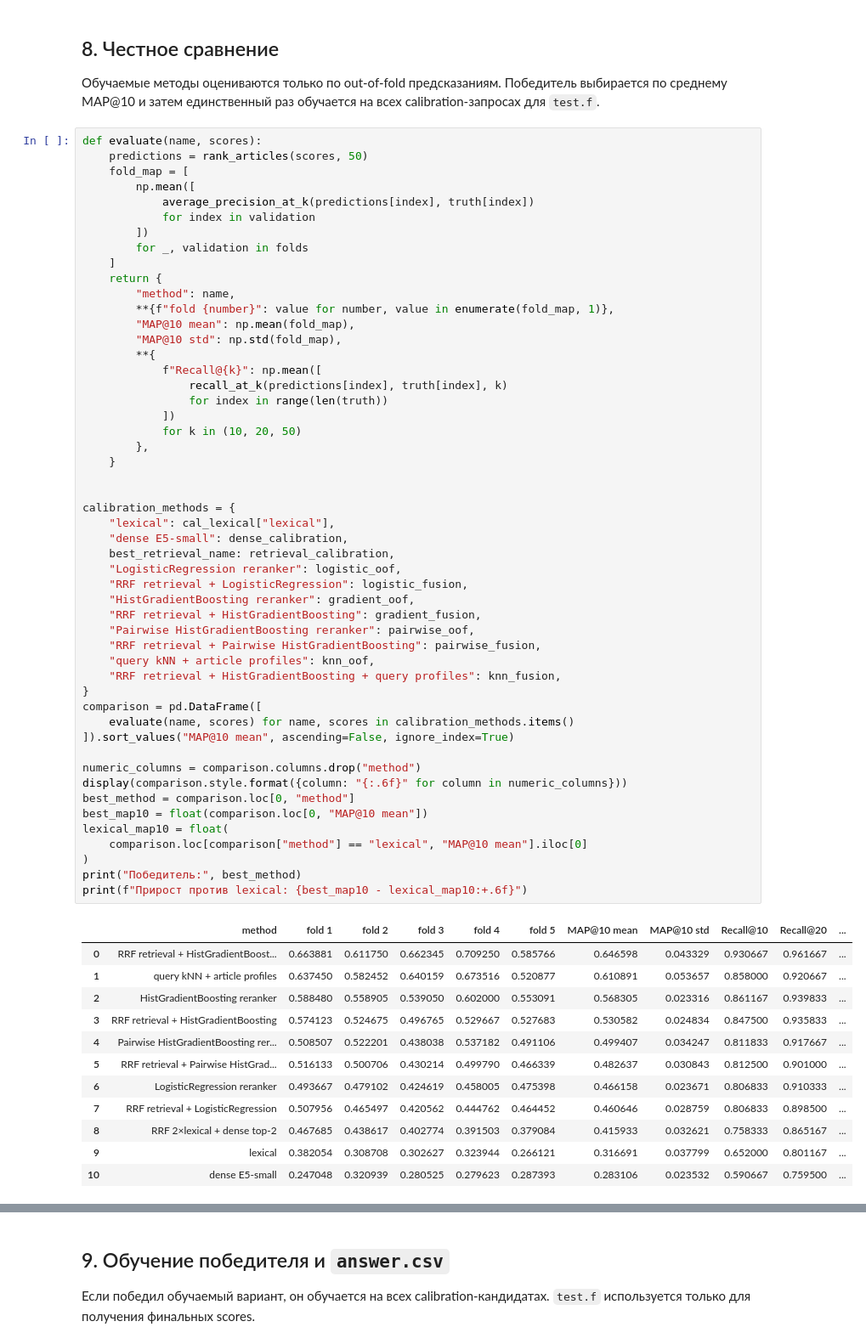
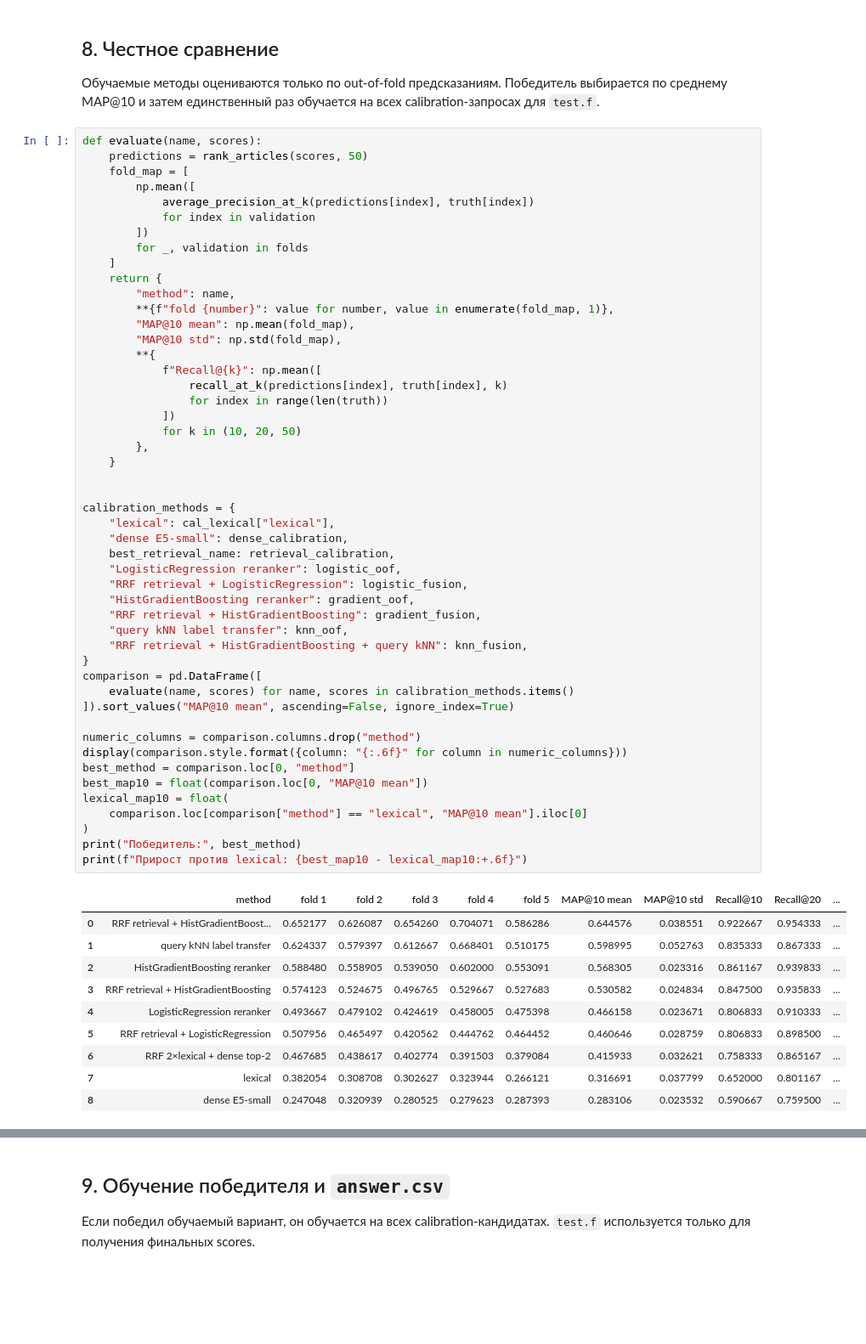
Before and after one commit to olivoreo/avito-search_ds-bootcamp, a Jupyter notebook: solution.ipynb, the cells around one changed output, grey strips where cells are left out. Shown at 85% size. Drawn from its saved outputs; the diff is of its cells as text; blank space fills up the shorter version.

```diff
--- a/solution.ipynb
+++ b/solution.ipynb
@@ -665,45 +598,41 @@ def evaluate(name, scores):
             ])
             for k in (10, 20, 50)
         },
     }
 
 
 calibration_methods = {
     "lexical": cal_lexical["lexical"],
     "dense E5-small": dense_calibration,
     best_retrieval_name: retrieval_calibration,
     "LogisticRegression reranker": logistic_oof,
     "RRF retrieval + LogisticRegression": logistic_fusion,
     "HistGradientBoosting reranker": gradient_oof,
     "RRF retrieval + HistGradientBoosting": gradient_fusion,
-    "Pairwise HistGradientBoosting reranker": pairwise_oof,
-    "RRF retrieval + Pairwise HistGradientBoosting": pairwise_fusion,
-    "query kNN + article profiles": knn_oof,
-    "RRF retrieval + HistGradientBoosting + query profiles": knn_fusion,
+    "query kNN label transfer": knn_oof,
+    "RRF retrieval + HistGradientBoosting + query kNN": knn_fusion,
 }
 comparison = pd.DataFrame([
     evaluate(name, scores) for name, scores in calibration_methods.items()
 ]).sort_values("MAP@10 mean", ascending=False, ignore_index=True)
 
 numeric_columns = comparison.columns.drop("method")
 display(comparison.style.format({column: "{:.6f}" for column in numeric_columns}))
 best_method = comparison.loc[0, "method"]
 best_map10 = float(comparison.loc[0, "MAP@10 mean"])
 lexical_map10 = float(
     comparison.loc[comparison["method"] == "lexical", "MAP@10 mean"].iloc[0]
 )
 print("Победитель:", best_method)
 print(f"Прирост против lexical: {best_map10 - lexical_map10:+.6f}")
 # %% [output]
 |  | method | fold 1 | fold 2 | fold 3 | fold 4 | fold 5 | MAP@10 mean | MAP@10 std | Recall@10 | Recall@20 | ... |
-| 0 | RRF retrieval + HistGradientBoost... | 0.663881 | 0.611750 | 0.662345 | 0.709250 | 0.585766 | 0.646598 | 0.043329 | 0.930667 | 0.961667 | ... |
-| 1 | query kNN + article profiles | 0.637450 | 0.582452 | 0.640159 | 0.673516 | 0.520877 | 0.610891 | 0.053657 | 0.858000 | 0.920667 | ... |
+| 0 | RRF retrieval + HistGradientBoost... | 0.652177 | 0.626087 | 0.654260 | 0.704071 | 0.586286 | 0.644576 | 0.038551 | 0.922667 | 0.954333 | ... |
+| 1 | query kNN label transfer | 0.624337 | 0.579397 | 0.612667 | 0.668401 | 0.510175 | 0.598995 | 0.052763 | 0.835333 | 0.867333 | ... |
 | 2 | HistGradientBoosting reranker | 0.588480 | 0.558905 | 0.539050 | 0.602000 | 0.553091 | 0.568305 | 0.023316 | 0.861167 | 0.939833 | ... |
 | 3 | RRF retrieval + HistGradientBoosting | 0.574123 | 0.524675 | 0.496765 | 0.529667 | 0.527683 | 0.530582 | 0.024834 | 0.847500 | 0.935833 | ... |
-| 4 | Pairwise HistGradientBoosting rer... | 0.508507 | 0.522201 | 0.438038 | 0.537182 | 0.491106 | 0.499407 | 0.034247 | 0.811833 | 0.917667 | ... |
-| 5 | RRF retrieval + Pairwise HistGrad... | 0.516133 | 0.500706 | 0.430214 | 0.499790 | 0.466339 | 0.482637 | 0.030843 | 0.812500 | 0.901000 | ... |
-| 6 | LogisticRegression reranker | 0.493667 | 0.479102 | 0.424619 | 0.458005 | 0.475398 | 0.466158 | 0.023671 | 0.806833 | 0.910333 | ... |
-| 7 | RRF retrieval + LogisticRegression | 0.507956 | 0.465497 | 0.420562 | 0.444762 | 0.464452 | 0.460646 | 0.028759 | 0.806833 | 0.898500 | ... |
-| 8 | RRF 2×lexical + dense top-2 | 0.467685 | 0.438617 | 0.402774 | 0.391503 | 0.379084 | 0.415933 | 0.032621 | 0.758333 | 0.865167 | ... |
-| 9 | lexical | 0.382054 | 0.308708 | 0.302627 | 0.323944 | 0.266121 | 0.316691 | 0.037799 | 0.652000 | 0.801167 | ... |
-| 10 | dense E5-small | 0.247048 | 0.320939 | 0.280525 | 0.279623 | 0.287393 | 0.283106 | 0.023532 | 0.590667 | 0.759500 | ... |
+| 4 | LogisticRegression reranker | 0.493667 | 0.479102 | 0.424619 | 0.458005 | 0.475398 | 0.466158 | 0.023671 | 0.806833 | 0.910333 | ... |
+| 5 | RRF retrieval + LogisticRegression | 0.507956 | 0.465497 | 0.420562 | 0.444762 | 0.464452 | 0.460646 | 0.028759 | 0.806833 | 0.898500 | ... |
+| 6 | RRF 2×lexical + dense top-2 | 0.467685 | 0.438617 | 0.402774 | 0.391503 | 0.379084 | 0.415933 | 0.032621 | 0.758333 | 0.865167 | ... |
+| 7 | lexical | 0.382054 | 0.308708 | 0.302627 | 0.323944 | 0.266121 | 0.316691 | 0.037799 | 0.652000 | 0.801167 | ... |
+| 8 | dense E5-small | 0.247048 | 0.320939 | 0.280525 | 0.279623 | 0.287393 | 0.283106 | 0.023532 | 0.590667 | 0.759500 | ... |
```
Also changed, not shown: parts of 5 cells of this notebook, 1 other file.
